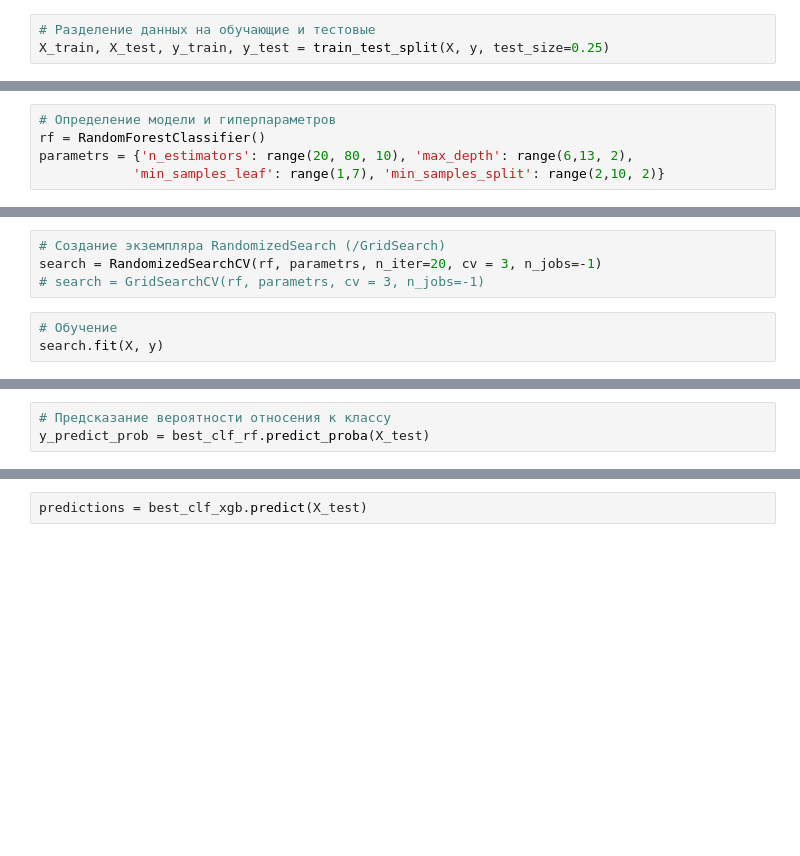
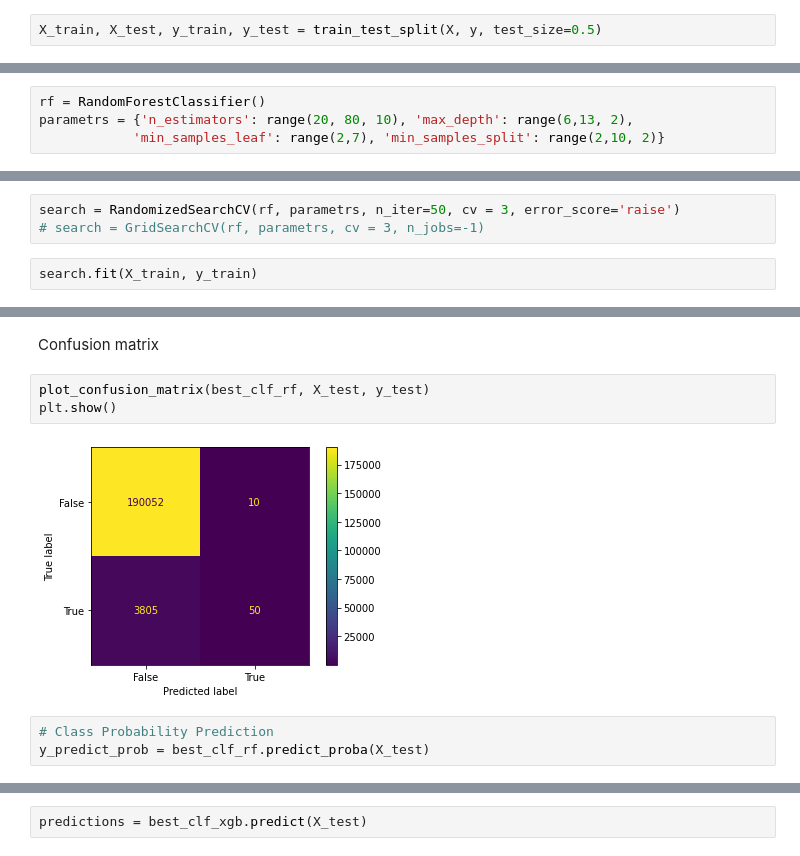
Before and after one commit to natalymakhova/Pet-project-for-RTB, a Jupyter notebook: ML_Classification.ipynb, the cells around one changed output, grey strips where cells are left out. Cells and saved outputs as stored; diff of their text form; blank space fills up the shorter version.

```diff
--- a/ML_Classification.ipynb
+++ b/ML_Classification.ipynb
@@ -50,3 +126,2 @@ y = dataset.revenue
 # %%
-# Разделение данных на обучающие и тестовые
-X_train, X_test, y_train, y_test = train_test_split(X, y, test_size=0.25)
+X_train, X_test, y_train, y_test = train_test_split(X, y, test_size=0.5)
@@ -55,5 +141,4 @@ X_train, X_test, y_train, y_test = train_test_split(X, y, test_size=0.25)
 # %%
-# Определение модели и гиперпараметров
 rf = RandomForestClassifier()
 parametrs = {'n_estimators': range(20, 80, 10), 'max_depth': range(6,13, 2),
-            'min_samples_leaf': range(1,7), 'min_samples_split': range(2,10, 2)}
+            'min_samples_leaf': range(2,7), 'min_samples_split': range(2,10, 2)}
@@ -60,8 +147,6 @@ parametrs = {'n_estimators': range(20, 80, 10), 'max_depth': range(6,13, 2),
 # %%
-# Создание экземпляра RandomizedSearch (/GridSearch)
-search = RandomizedSearchCV(rf, parametrs, n_iter=20, cv = 3, n_jobs=-1)
+search = RandomizedSearchCV(rf, parametrs, n_iter=50, cv = 3, error_score='raise')
 # search = GridSearchCV(rf, parametrs, cv = 3, n_jobs=-1)
 # %%
-# Обучение
-search.fit(X, y)
+search.fit(X_train, y_train)
 # %% [output]
@@ -92,4 +177,11 @@ recall_score(y_test, predictions, average='weighted')
+# %% [markdown]
+Confusion matrix
+# %%
+plot_confusion_matrix(best_clf_rf, X_test, y_test)
+plt.show()
+# %% [output]
+[figure, added]
 # %%
-# Предсказание вероятности относения к классу
+# Class Probability Prediction
 y_predict_prob = best_clf_rf.predict_proba(X_test)
 # %%
```
Also changed, not shown: parts of 75 cells of this notebook.
